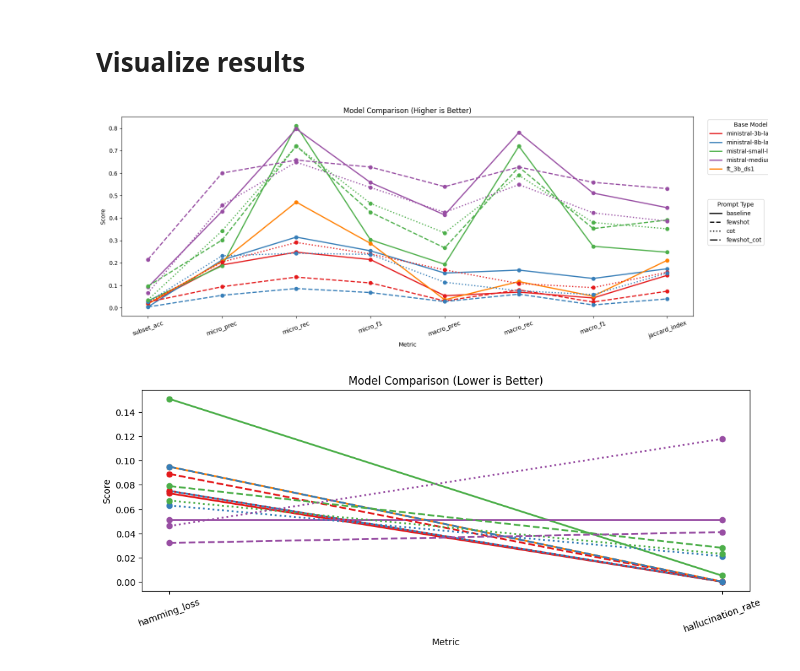
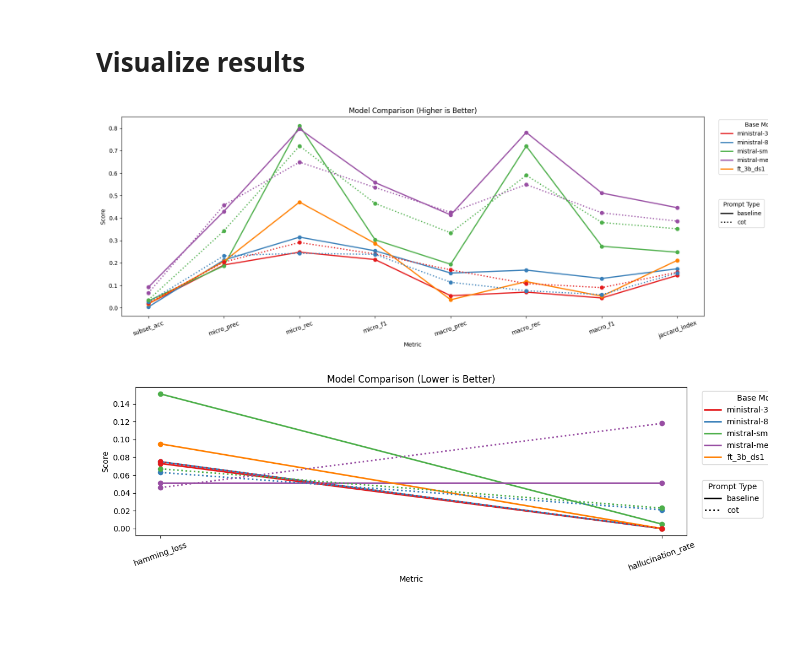
Before and after one commit to wendy-aw/mistral_ft, a Jupyter notebook: viz_results.ipynb, the cells around one changed output. Saved outputs shown, nothing was run; the diff lists cells and outputs as text; code cells hidden in the pictures; blank space fills up the shorter version.

Commit message:
add prompt and cot options

```diff
--- a/viz_results.ipynb
+++ b/viz_results.ipynb
@@ -15,6 +15,10 @@ selected_models = [
     "mistral-medium-latest",
     "ft:classifier:ministral-3b-latest:1945b10d:20250711:ds1:2bb5027d",
 ]
+
+# Options to control which prompt types to show
+show_cot = True
+show_fewshot = False
 # %%
 df = pd.read_csv("metrics.csv")
 
@@ -57,6 +61,19 @@ df[["base_model", "prompt_type"]] = df["display_model"].apply(
 # Filter dataframe to only include selected models
 df_selected = df[df["model"].isin(selected_models)]
 
+# Filter by prompt types based on show_cot and show_fewshot options
+prompt_types_to_show = ["baseline"]
+if show_cot:
+    prompt_types_to_show.extend(["cot", "fewshot_cot"])
+if show_fewshot:
+    prompt_types_to_show.extend(["fewshot", "fewshot_cot"])
+
+# Remove duplicates
+prompt_types_to_show = list(set(prompt_types_to_show))
+
+# Apply prompt type filter
+df_selected = df_selected[df_selected["prompt_type"].isin(prompt_types_to_show)]
+
 # Define line styles for different prompt types
 line_styles = {
     "baseline": "-",      # solid
@@ -69,6 +86,16 @@ line_styles = {
 unique_base_models = df["base_model"].unique()
 colors = plt.cm.Set1(range(len(unique_base_models)))
 color_map = dict(zip(unique_base_models, colors))
+
+# Create legend elements (used for both charts)
+selected_base_models = df_selected["base_model"].unique()
+shown_prompt_types = df_selected["prompt_type"].unique()
+
+model_legend_elements = [Line2D([0], [0], color=color_map[model], lw=2, label=model)
+                        for model in selected_base_models]
+prompt_legend_elements = [Line2D([0], [0], color='black', linestyle=line_styles[prompt_type],
+                                lw=2, label=prompt_type)
+                         for prompt_type in shown_prompt_types]
 
 # Metrics where higher is better
 higher_better_metrics = [
@@ -102,46 +129,46 @@ ax.set_xlabel("Metric")
 ax.set_ylabel("Score")
 ax.set_title("Model Comparison (Higher is Better)")
 ax.tick_params(axis='x', rotation=20)
 
-# Create model color legend (top right) - only for selected models
-selected_base_models = df_selected["base_model"].unique()
-model_legend_elements = [Line2D([0], [0], color=color_map[model], lw=2, label=model)
-                        for model in selected_base_models]
+# Add legends
 model_legend = ax.legend(handles=model_legend_elements, title="Base Model",
                         loc='upper left', bbox_to_anchor=(1.02, 1), frameon=True)
-
-# Create prompt type legend (below model legend)
-prompt_legend_elements = [Line2D([0], [0], color='black', linestyle=line_styles[prompt_type],
-                                lw=2, label=prompt_type)
-                         for prompt_type in line_styles.keys()]
 prompt_legend = ax.legend(handles=prompt_legend_elements, title="Prompt Type",
                          loc='upper left', bbox_to_anchor=(1.02, 0.6), frameon=True)
-
-# Add both legends to the plot
 ax.add_artist(model_legend)
 
 plt.tight_layout()
 plt.show()
 
 # Chart 2: Plot hamming_loss and hallucination_rate (lower is better)
 fig, ax = plt.subplots(figsize=(12, 4))
 for _, row in df_selected.iterrows():
     ax.plot(
         ["hamming_loss", "hallucination_rate"],
         row[["hamming_loss", "hallucination_rate"]].values,
         marker="o",
         color=color_map[row["base_model"]],
         linestyle=line_styles[row["prompt_type"]],
         linewidth=2
     )
 
 ax.set_xlabel("Metric")
 ax.set_ylabel("Score")
 ax.set_title("Model Comparison (Lower is Better)")
 ax.tick_params(axis='x', rotation=20)
+
+# Add legends (reuse the same legend elements)
+model_legend = ax.legend(handles=model_legend_elements, title="Base Model",
+                        loc='upper left', bbox_to_anchor=(1.02, 1), frameon=True)
+prompt_legend = ax.legend(handles=prompt_legend_elements, title="Prompt Type",
+                         loc='upper left', bbox_to_anchor=(1.02, 0.4), frameon=True)
+ax.add_artist(model_legend)
+
+plt.tight_layout()
+plt.show()
 # %% [output]
-[figure, old version]
+[figure, new version]
-[figure, old version]
+[figure, new version]
 # %%
 # Create model color legend (top right) - only for selected models
 selected_base_models = df_selected["base_model"].unique()
```
Also changed, not shown: parts of 1 cell of this notebook.
